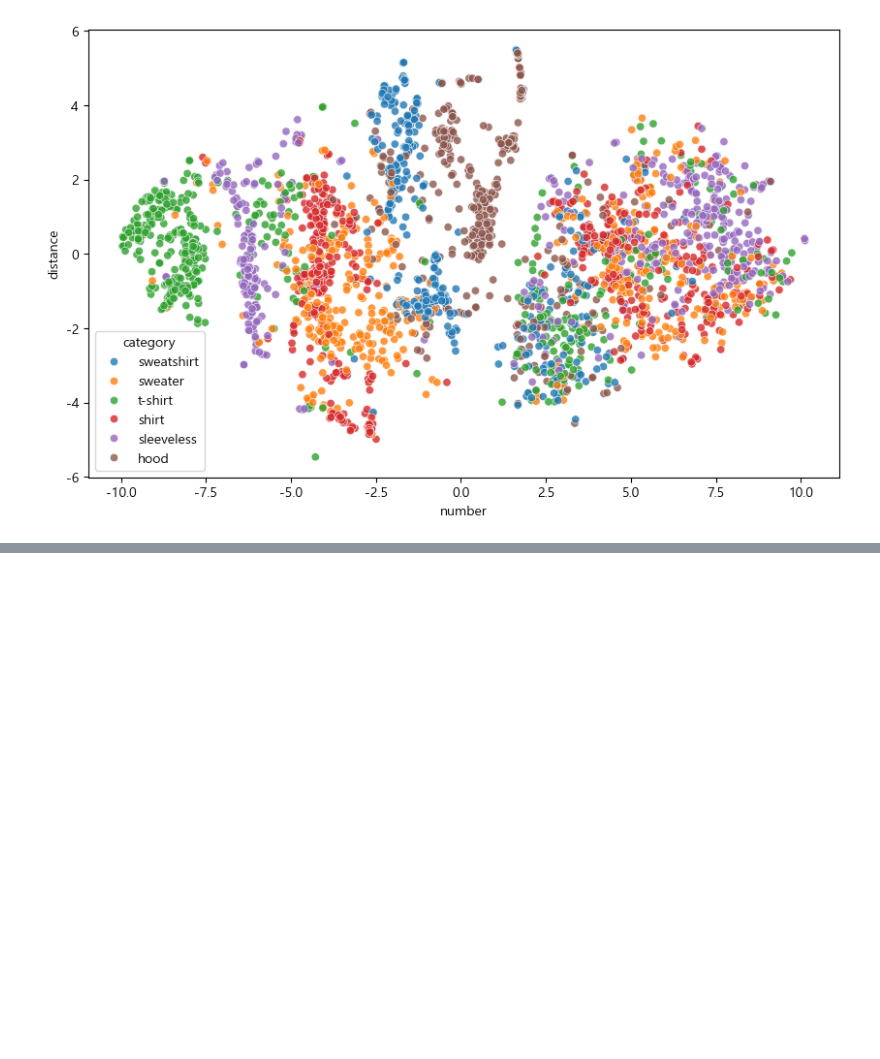
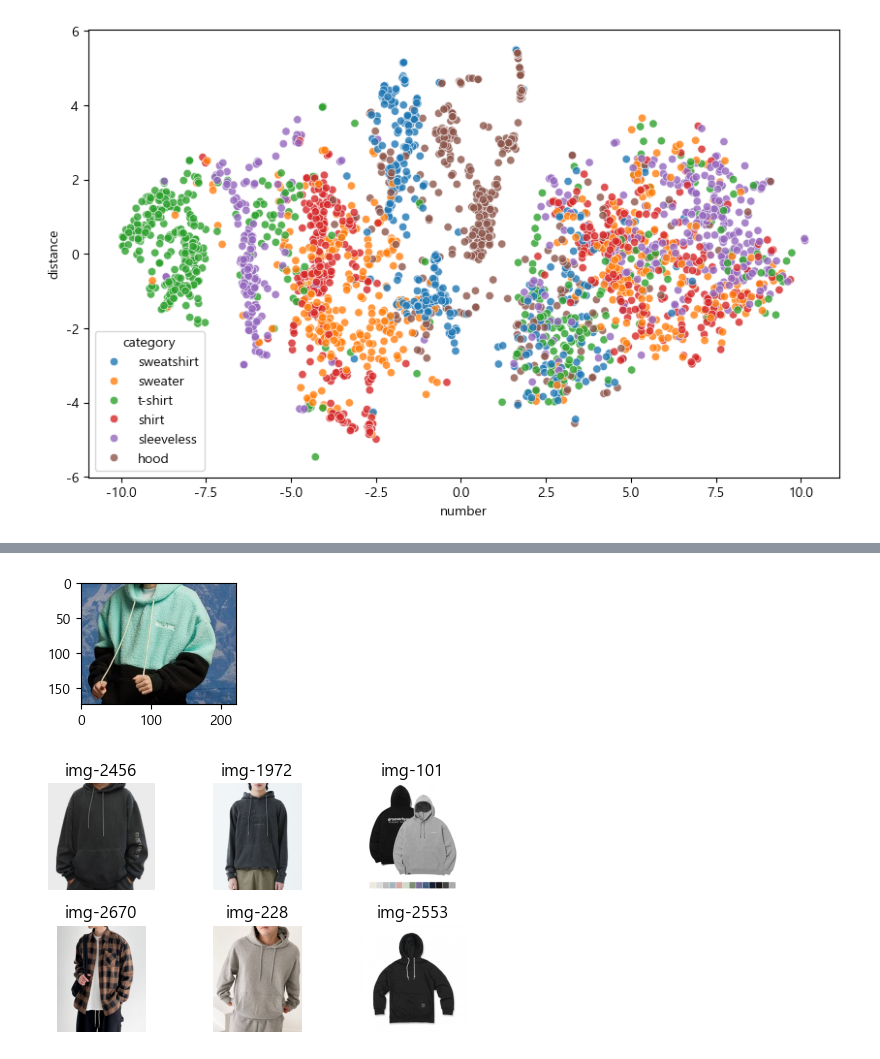
Before and after one commit to Playdata-G-DA35/DA35-final-team2-Item_Classification_RPA, a Jupyter notebook: resnet.ipynb, the cells around one changed output, grey strips where cells are left out. Drawn from its saved outputs; the diff is of its cells as text; code cells hidden in the pictures; blank space fills up the shorter version.

```diff
--- a/resnet.ipynb
+++ b/resnet.ipynb
@@ -330,0 +292,16 @@ array([3.4384203, 7.023384 , 3.8831706, ..., 6.8585763, 1.4410043,
+# %%
+# 테스트 이미지 임베딩
+test_img = ".\\test_image\\testt.png"
+test_emb = get_embedding(model, test_img)
+
+# 유사한 데이터 찾기
+idx_rec_test, idx_sim_test = get_recommender_for_external(test_emb, df, top_n = 6)
+
+# 테스트 이미지 출력
+plt.figure(figsize = (2,2))
+plt.imshow(cv2.cvtColor(load_image(test_img), cv2.COLOR_BGR2RGB))
+
+# 유사한 이미지 출력
+figures = {'img-'+str(i): load_image(row.image) for i, row in df.loc[idx_rec_test].iterrows()}
+plot_figures(figures, 2, 3)
+# %% [output]
@@ -330,0 +309,2 @@ array([3.4384203, 7.023384 , 3.8831706, ..., 6.8585763, 1.4410043,
+[figure, added]
+[figure, added]
```
Also changed, not shown: parts of 6 cells of this notebook.
